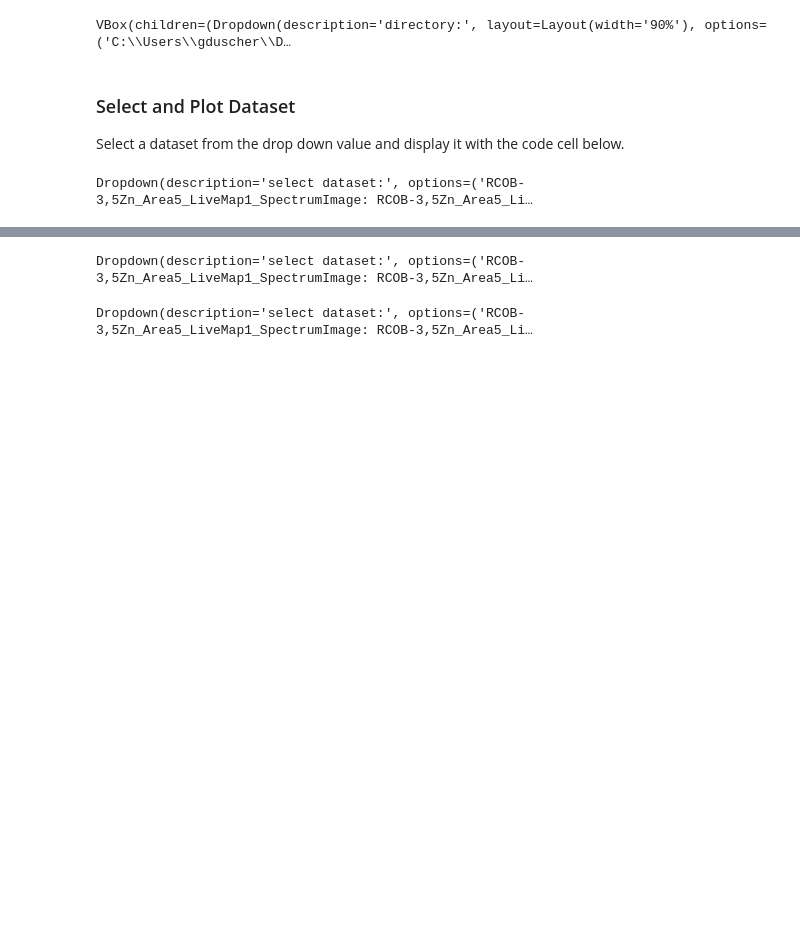
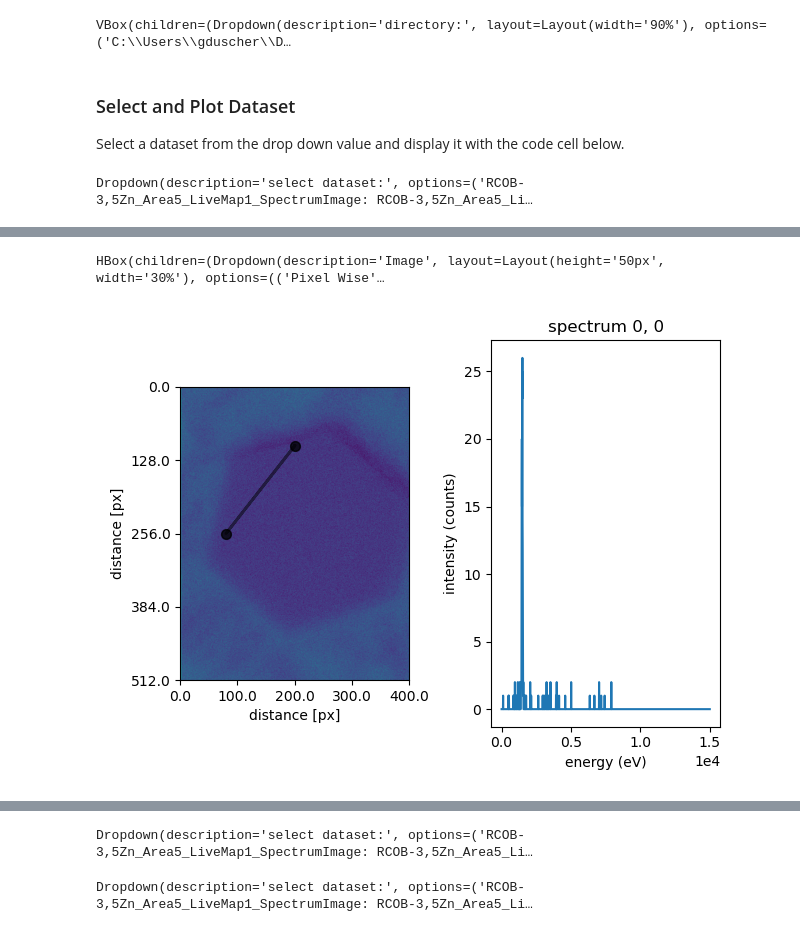
Before and after one commit to pycroscopy/pyTEMlib, a Jupyter notebook: notebooks/Spectroscopy/EDS.ipynb, the cells around one changed output, grey strips where cells are left out. Saved outputs shown, nothing was run; the diff lists cells and outputs as text; code cells hidden in the pictures; blank space fills up the shorter version.

```diff
--- a/notebooks/Spectroscopy/EDS.ipynb
+++ b/notebooks/Spectroscopy/EDS.ipynb
@@ -127,0 +134,76 @@ Dropdown(description='select dataset:', options=('RCOB-3,5Zn_Area5_LiveMap1_Spec
+# %%
+
+import pyTEMlib.image_tools
+
+
+def get_profile(dataset, line):
+    xv, yv = get_line_selection_points(line)
+
+    if dataset.data_type.name == 'IMAGE':
+        dataset.get_image_dims()
+        profile = scipy.ndimage.map_coordinates(np.array(dataset.T), [xv,yv])
+
+        profile_dataset = sidpy.Dataset.from_array(profile.sum(axis=0))
+        profile_dataset.data_type='spectrum'
+        profile_dataset.units = dataset.units
+        profile_dataset.quantity = dataset.quantity
+        profile_dataset.set_dimension(0, sidpy.Dimension(np.linspace(xv[0,0], xv[-1,-1], profile_dataset.shape[0]),
+                                                  name='x', units=dataset.x.units, quantity=dataset.x.quantity,
+                                                  dimension_type='spatial'))
+
+        profile_dataset
+
+    if dataset.data_type.name == 'SPECTRAL_IMAGE':
+        spectral_axis = dataset.get_spectral_dims(return_axis=True)[0]
+        profile = np.zeros([xv.shape[1], 2, len(spectral_axis)])
+        data =np.array(dataset)
+
+        for index_x in range(xv.shape[1]):
+            for  index_y  in range(xv.shape[0]):
+                x = xv[index_y, index_x]
+                y = yv[index_y, index_x]
+                profile[index_x, 0] +=data[int(x),int(y)]
+        profile_dataset = sidpy.Dataset.from_array(profile)
+        profile_dataset.data_type='spectral_image'
+        profile_dataset.units = dataset.units
+        profile_dataset.quantity = dataset.quantity
+        profile_dataset.set_dimension(0, sidpy.Dimension(np.linspace(xv[0,0], xv[-1,-1], profile_dataset.shape[0]),
+                                                  name='x', units=dataset.x.units, quantity=dataset.x.quantity,
+                                                  dimension_type='spatial'))
+        profile_dataset.set_dimension(2, spectral_axis)
+    return profile_dataset
+
+def get_line_selection_points(line):
+
+    start_point = line.line_verts[3]
+    right_point = line.line_verts[0]
+    low_point = line.line_verts[2]
+
+    if start_point[0] > right_point[0]:
+        start_point = line.line_verts[0]
+        right_point = line.line_verts[3]
+        low_point = line.line_verts[1]
+    m = (right_point[1] - start_point[1]) / (right_point[0] - start_point[0])
+    length_x = int(abs(start_point[0]-right_point[0]))
+    length_v = int(np.linalg.norm(start_point-right_point))
+
+    linewidth = int(abs(start_point[1]-low_point[1]))
+    x = np.linspace(0,length_x, length_v)
+    y = np.linspace(0,linewidth, line.line_width)
+    xv, yv = np.meshgrid(x, y)
+
+    yy = yv +x*m+start_point[1]
+    xx = (xv.T -y*m ).T + start_point[0]
+
+    return xx, yy
+
+
+
+def select(b):
+    pass
+
+v = d.plot()
+line = pyTEMlib.image_tools.LineSelector(v.axes[0], select, 150)
+# %% [output]
+HBox(children=(Dropdown(description='Image', layout=Layout(height='50px', width='30%'), options=(('Pixel Wise'…
+[figure, added]
```
Also changed, not shown: parts of 17 cells of this notebook, 3 other files.
